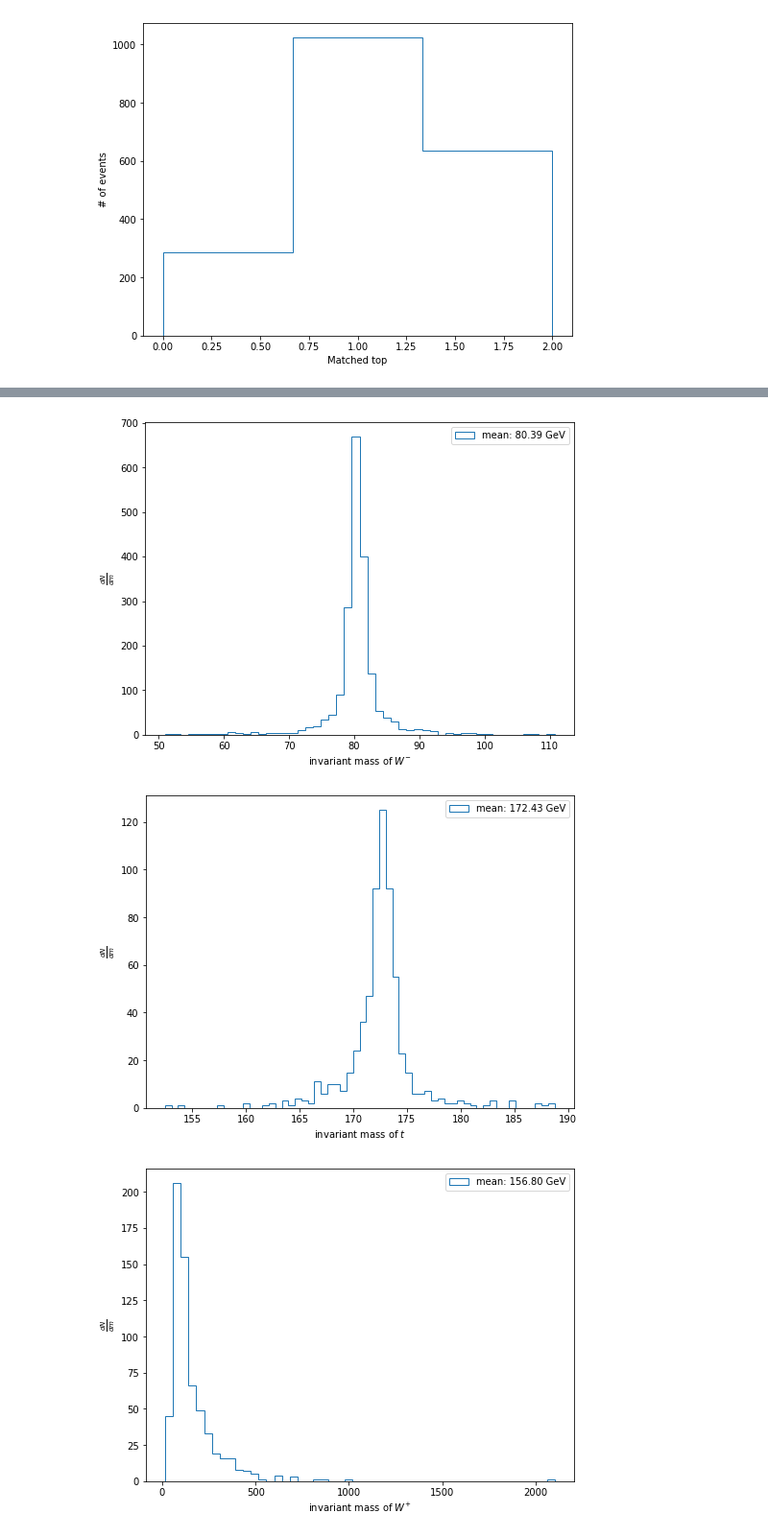
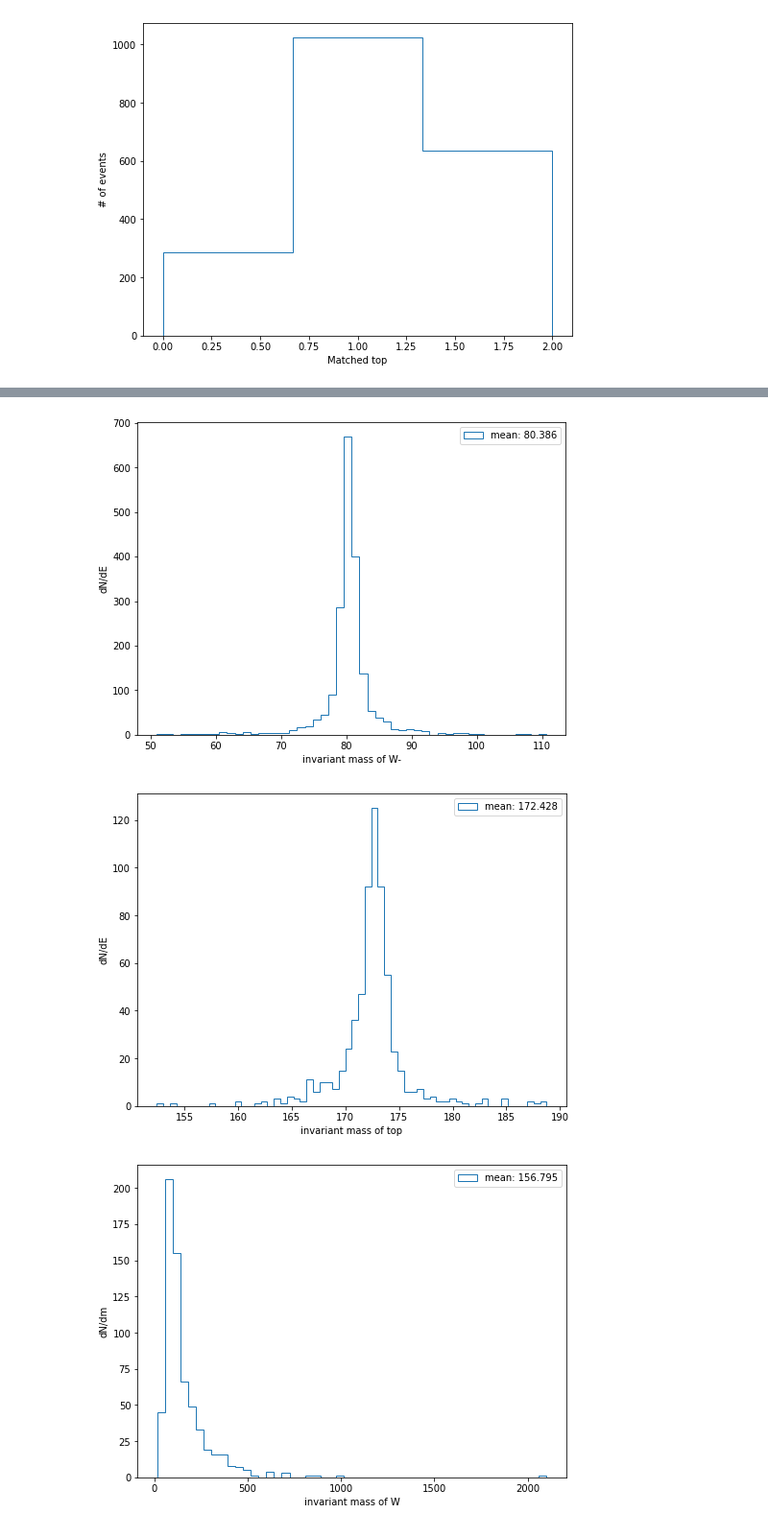
Before and after one commit to mfenton0/HEP-jet-assignment, a Jupyter notebook: analysis_script/parse_uproot_S1.ipynb, the cells around one changed output, grey strips where cells are left out. Shown: that part at 96% size. Cells and saved outputs as stored; diff of their text form; code cells hidden in the pictures.

```diff
--- a/analysis_script/parse_uproot_S1.ipynb
+++ b/analysis_script/parse_uproot_S1.ipynb
@@ -352,11 +376,11 @@ array([0.22582978, 2.52072438, 1.90671956, 1.84022276, 2.85585804,
 ### Matching jet and parton by finding the Min(dR(parton, jet))
 # %%
 
-for i in range(len(parton_pt)):
-#for i in range(0,10):
+#for i in range(len(parton_pt)):
+for i in range(0,5):
 
-    # print("+------------------------------------------------------------------------------------------------------+")
-    # print(i)
+    print("+------------------------------------------------------------------------------------------------------+")
+    print(i)
     #print(dR_between_parton_jet.shape)
     array = np.reshape(dR_between_parton_jet[i], [6, len(jet_pt[i])])
     #print(array.shape)
@@ -368,21 +392,22 @@ for i in range(len(parton_pt)):
                                 '4': array[4,:],
                                 '5': array[5,:],
                                 })
-    #print(dataset)
+    print(dataset)
 
     for j in range(0,6):
-        #print("+------------------------------------------------------------------------------------------------------+")
+
+        print("+------------------------------------------------------------------------------------------------------+")
         min_val = dataset.stack().min()
         if min_val < 0.4:
-            #print("Min val: {0}".format(min_val))
+            print("Min val: {0}".format(min_val))
             min_idx, min_col = dataset.stack().idxmin()
             matching_parton[i][j] = int(min_idx)
             matching_jet[i][j] = int(min_col)
-            #print("The position of minimun appears. Raw: {0}, Colume: {1}".format(min_idx, min_col))
+            print("The position of minimun appears. Raw: {0}, Colume: {1}".format(min_idx, min_col))
             dataset = dataset.drop([min_col], axis=1)
             dataset = dataset.drop([min_idx], axis=0)
-            # print("The dataset after delete the minimun's raw and colume:")
-            # print(dataset)
+            print("The dataset after delete the minimun's raw and colume:")
+            print(dataset)
         else:
             matching_parton[i][j] = 'Nan'
             matching_jet[i][j] = 'Nan'
@@ -406,7 +449,7 @@ jet_barcode = []
 for i in range(len(parton_pdgid)):
     jet_barcode.append(np.zeros([len(jet_pt[i])]))
 
-jet_barcode = np.array(jet_barcode)
+jet_barcode = np.asanyarray(jet_barcode, dtype=object)
 
 for i in range(len(parton_pdgid)):
     for j in range(len(jet_parton_index[i])):
@@ -472,13 +515,13 @@ plt.show()
 # %% [output]
 [figure]
 # %%
-W_plus_inv = []
+W_inv = []
 W_minus_inv = []
 tmp = 0
 tmp_p = 0
 for i in range(len(parton_eta)):
     tmp = np.sqrt( 2*parton_pt[i][1]*parton_pt[i][2]*( np.cosh(parton_eta[i][1] - parton_eta[i][2])  - np.cos( parton_phi[i][1] - parton_phi[i][2] )) )
-    W_plus_inv.append(tmp)
+    W_inv.append(tmp)
     tmp_p = np.sqrt( 2*parton_pt[i][4]*parton_pt[i][5]*( np.cosh(parton_eta[i][4] - parton_eta[i][5])  - np.cos( parton_phi[i][4] - parton_phi[i][5] )) )
     W_minus_inv.append(tmp)
 # %%
@@ -493,12 +536,12 @@ plt.show()
 # %%
 plt.figure(figsize=(8,6))
-plt.hist(W_minus_inv,  bins = 50 ,histtype='step', label='mean: {0:.2f} GeV'.format(np.mean(W_minus_inv)))
-plt.xlabel(r'invariant mass of $W^{-}$')
-plt.ylabel(r'$\frac{dN}{dm}$')
+plt.hist(W_minus_inv,  bins = 50 ,histtype='step', label='mean: {0:.3f}'.format(np.mean(W_minus_inv)))
+plt.xlabel('invariant mass of W-')
+plt.ylabel('dN/dE')
 plt.legend(loc='upper right')
 plt.show()
 # %% [output]
-[figure, old version]
+[figure, new version]
 # %%
 top_inv = []
 top_bar_inv = []
@@ -531,13 +574,13 @@ for i in range(len(N_match_top_in_event)):
         # top_bar_inv.append(tmp)
 # %%
 plt.figure(figsize=(8,6))
-plt.hist(top_inv,  bins = 60 ,histtype='step', label='mean: {0:.2f} GeV'.format(np.mean(top_inv)))
-plt.xlabel(r'invariant mass of $t$')
-plt.ylabel(r'$\frac{dN}{dm}$')
+plt.hist(top_inv,  bins = 60 ,histtype='step', label='mean: {0:.3f}'.format(np.mean(top_inv)))
+plt.xlabel('invariant mass of top')
+plt.ylabel('dN/dE')
 plt.legend(loc='upper right')
 plt.show()
 # %% [output]
-[figure, old version]
+[figure, new version]
 # %%
 W_plus_inv_jet = []
 W_minus_inv_jet = []
@@ -577,12 +618,12 @@ for i in range(len(N_match_top_in_event)):
         W_minus_inv_jet.append(tmp_p)
 # %%
 plt.figure(figsize=(8,6))
-plt.hist(W_plus_inv_jet, bins = 50 ,histtype='step', label='mean: {0:.2f} GeV'.format(np.mean(W_plus_inv_jet)))
-plt.xlabel(r'invariant mass of $W^{+}$')
-plt.ylabel(r'$\frac{dN}{dm}$')
+plt.hist(W_plus_inv_jet, bins = 50 ,histtype='step', label='mean: {0:.3f}'.format(np.mean(W_plus_inv_jet)))
+plt.xlabel('invariant mass of W')
+plt.ylabel('dN/dm')
 plt.legend(loc='upper right')
 plt.show()
 # %% [output]
-[figure, old version]
+[figure, new version]
 # %%
 plt.figure(figsize=(8,6))
```
Also changed, not shown: parts of 12 cells of this notebook.
